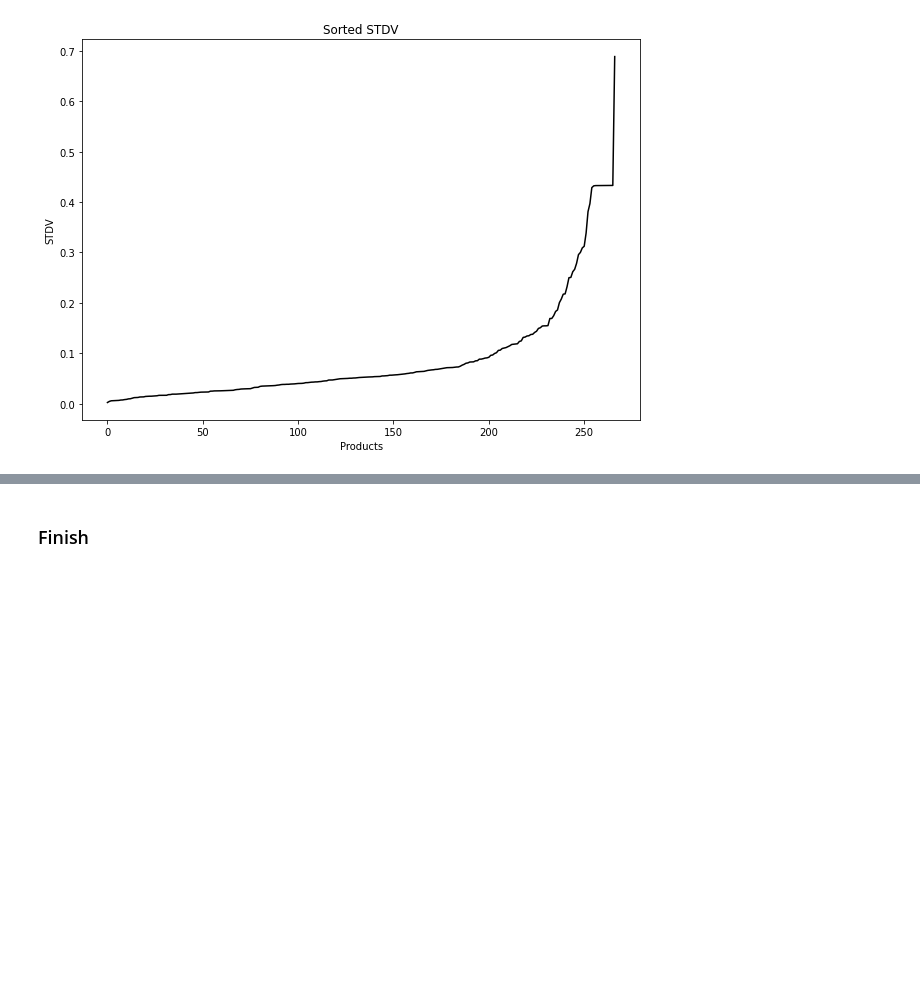
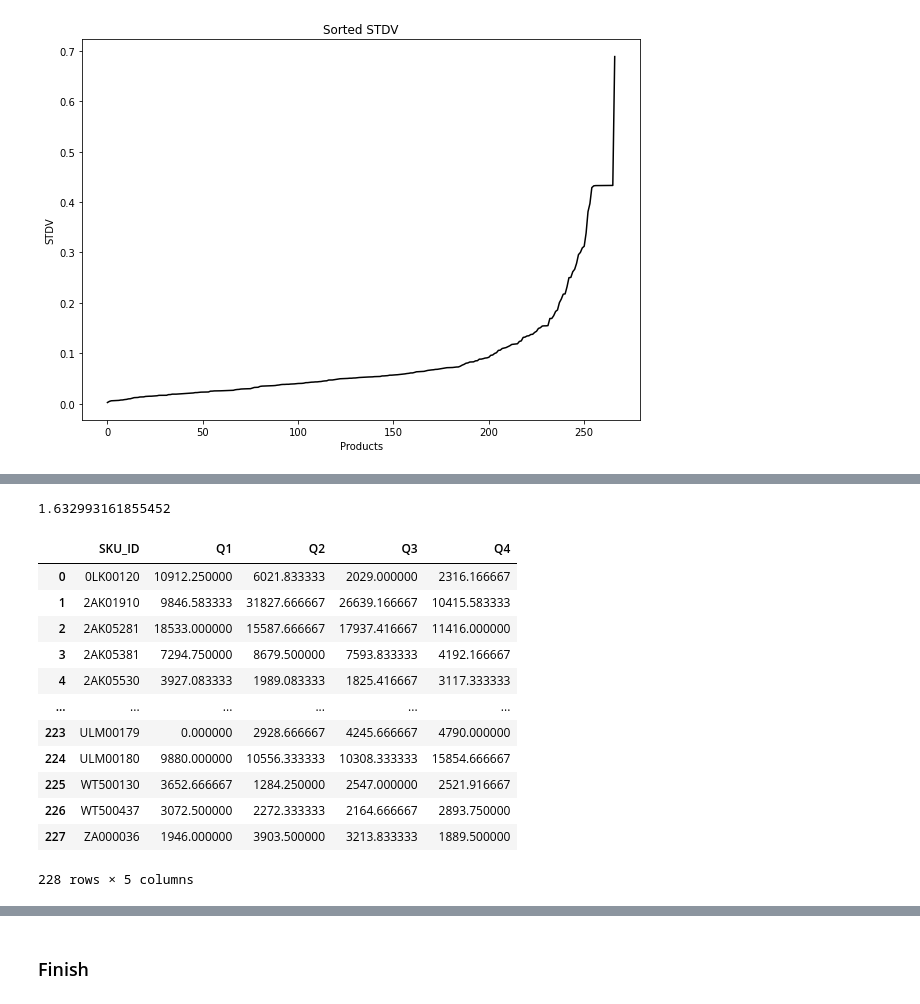
Before and after one commit to omeryefet/SLE, a Jupyter notebook: main.ipynb, the cells around one changed output, grey strips where cells are left out. Cells and saved outputs as stored; diff of their text form; code cells hidden in the pictures; blank space fills up the shorter version.

```diff
--- a/main.ipynb
+++ b/main.ipynb
@@ -363,0 +515,20 @@ plot_STDV(seasonality)
+# %%
+np.std([10,8,12])
+# %% [output]
+1.632993161855452
+# %%
+mean
+# %% [output]
+|  | SKU_ID | Q1 | Q2 | Q3 | Q4 |
+| 0 | 0LK00120 | 10912.250000 | 6021.833333 | 2029.000000 | 2316.166667 |
+| 1 | 2AK01910 | 9846.583333 | 31827.666667 | 26639.166667 | 10415.583333 |
+| 2 | 2AK05281 | 18533.000000 | 15587.666667 | 17937.416667 | 11416.000000 |
+| 3 | 2AK05381 | 7294.750000 | 8679.500000 | 7593.833333 | 4192.166667 |
+| 4 | 2AK05530 | 3927.083333 | 1989.083333 | 1825.416667 | 3117.333333 |
+| ... | ... | ... | ... | ... | ... |
+| 223 | ULM00179 | 0.000000 | 2928.666667 | 4245.666667 | 4790.000000 |
+| 224 | ULM00180 | 9880.000000 | 10556.333333 | 10308.333333 | 15854.666667 |
+| 225 | WT500130 | 3652.666667 | 1284.250000 | 2547.000000 | 2521.916667 |
+| 226 | WT500437 | 3072.500000 | 2272.333333 | 2164.666667 | 2893.750000 |
+| 227 | ZA000036 | 1946.000000 | 3903.500000 | 3213.833333 | 1889.500000 |
+228 rows × 5 columns
```
Also changed, not shown: parts of 24 cells of this notebook, 1 other file.
